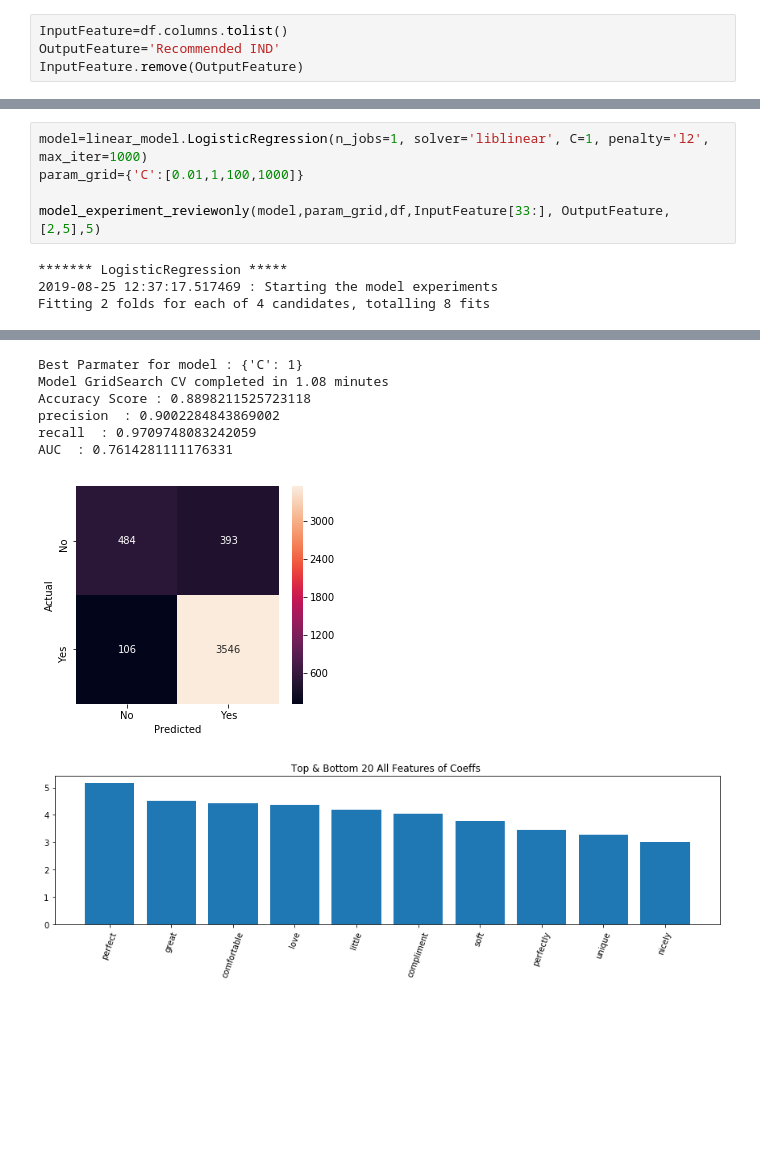
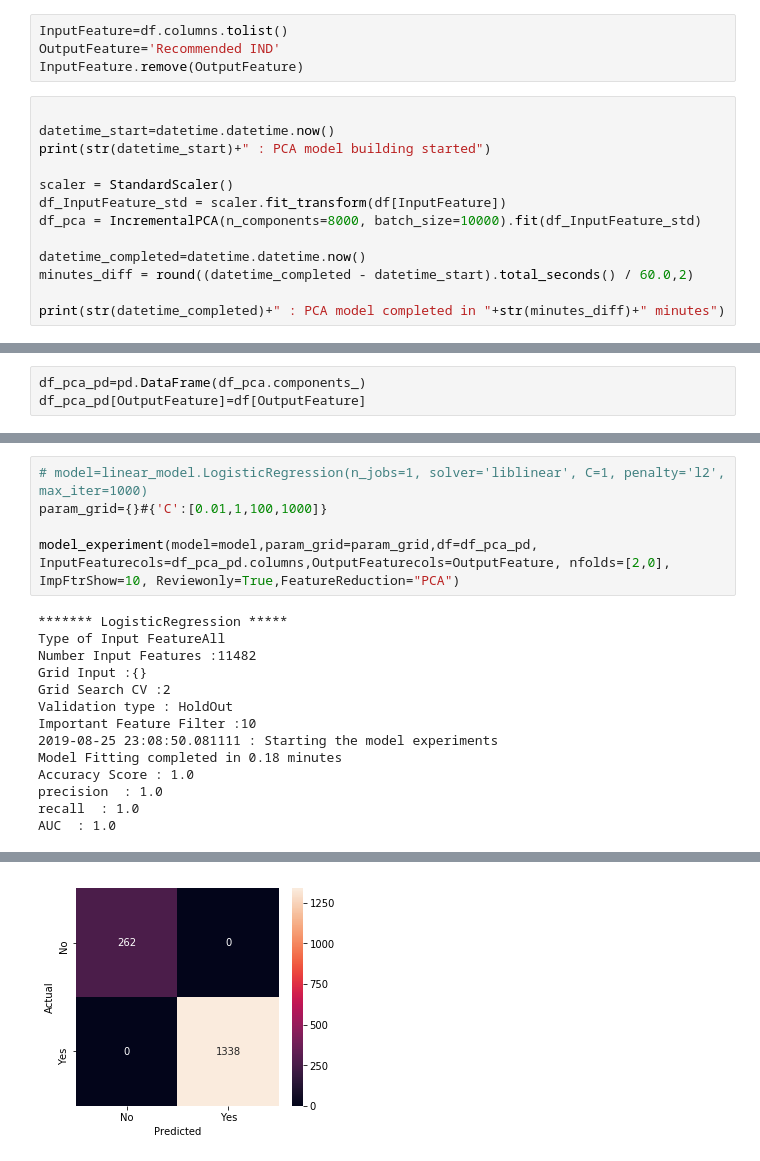
Before and after one commit to balag752/Ecommerce-clothing-recommendation-prediction, a Jupyter notebook: src/ModelBuilding.ipynb, the cells around one changed output, grey strips where cells are left out. Drawn from its saved outputs; the diff is of its cells as text; blank space fills up the shorter version.

```diff
--- a/src/ModelBuilding.ipynb
+++ b/src/ModelBuilding.ipynb
@@ -128,3 +129,16 @@ df=df.drop(columns=['Clothing ID','Title','Division Name', 'Department Name', 'C
 InputFeature=df.columns.tolist()
 OutputFeature='Recommended IND'
 InputFeature.remove(OutputFeature)
+# %%
+
+datetime_start=datetime.datetime.now()
+print(str(datetime_start)+" : PCA model building started")
+
+scaler = StandardScaler()
+df_InputFeature_std = scaler.fit_transform(df[InputFeature])
+df_pca = IncrementalPCA(n_components=8000, batch_size=10000).fit(df_InputFeature_std)
+
+datetime_completed=datetime.datetime.now()
+minutes_diff = round((datetime_completed - datetime_start).total_seconds() / 60.0,2)
+
+print(str(datetime_completed)+" : PCA model completed in "+str(minutes_diff)+" minutes")
@@ -130,0 +148,3 @@ InputFeature.remove(OutputFeature)
+# %%
+df_pca_pd=pd.DataFrame(df_pca.components_)
+df_pca_pd[OutputFeature]=df[OutputFeature]
@@ -397,9 +433,19 @@ AUC  : 0.8887459238841965
 # %%
-model=linear_model.LogisticRegression(n_jobs=1, solver='liblinear', C=1, penalty='l2', max_iter=1000)
-param_grid={'C':[0.01,1,100,1000]}
+# model=linear_model.LogisticRegression(n_jobs=1, solver='liblinear', C=1, penalty='l2', max_iter=1000)
+param_grid={}#{'C':[0.01,1,100,1000]}
 
-model_experiment_reviewonly(model,param_grid,df,InputFeature[33:], OutputFeature,[2,5],5)
+model_experiment(model=model,param_grid=param_grid,df=df_pca_pd, InputFeaturecols=df_pca_pd.columns,OutputFeaturecols=OutputFeature, nfolds=[2,0], ImpFtrShow=10, Reviewonly=True,FeatureReduction="PCA")
 # %% [output]
 ******* LogisticRegression *****
-2019-08-25 12:37:17.517469 : Starting the model experiments
-Fitting 2 folds for each of 4 candidates, totalling 8 fits
+Type of Input FeatureAll
+Number Input Features :11482
+Grid Input :{}
+Grid Search CV :2
+Validation type : HoldOut
+Important Feature Filter :10
+2019-08-25 23:08:50.081111 : Starting the model experiments
+Model Fitting completed in 0.18 minutes
+Accuracy Score : 1.0
+precision  : 1.0
+recall  : 1.0
+AUC  : 1.0
@@ -408,11 +452,4 @@ Fitting 2 folds for each of 4 candidates, totalling 8 fits
-Best Parmater for model : {'C': 1}
-Model GridSearch CV completed in 1.08 minutes
-Accuracy Score : 0.8898211525723118
-precision  : 0.9002284843869002
-recall  : 0.9709748083242059
-AUC  : 0.7614281111176331
-[figure, old version]
+[figure, new version]
-[figure, removed]
 # %%
 # fit the training dataset on the NB classifier
 model = MultinomialNB(alpha=0.1)
```
Also changed, not shown: parts of 18 cells of this notebook, 1 other file.
